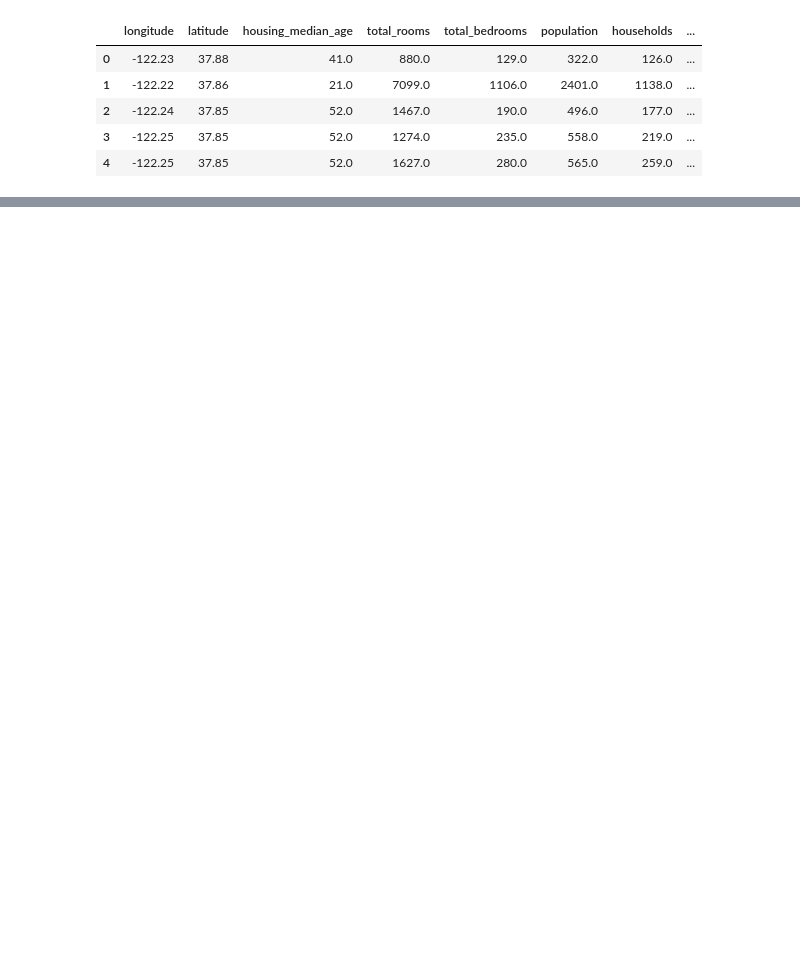
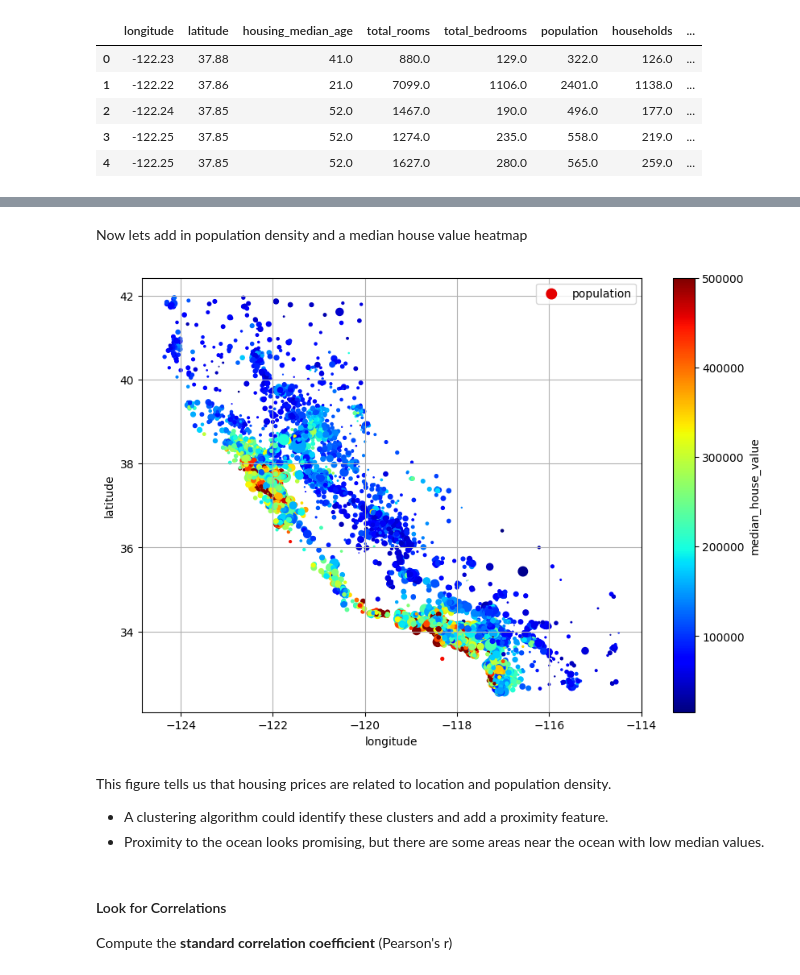
Before and after one commit to wdorsey/wdorsey-ai-engineering, a Jupyter notebook: Hands-On Machine Learning/Chapter 2 - End-to-End Machine Learning Project.ipynb, the cells around one changed output, grey strips where cells are left out. Cells and saved outputs as stored; diff of their text form; code cells hidden in the pictures; blank space fills up the shorter version.

```diff
--- a/Hands-On Machine Learning/Chapter 2 - End-to-End Machine Learning Project.ipynb
+++ b/Hands-On Machine Learning/Chapter 2 - End-to-End Machine Learning Project.ipynb
@@ -49,0 +194,17 @@ housing.head()
+# %% [markdown]
+Now lets add in population density and a median house value heatmap
+# %%
+housing.plot(kind="scatter", x="longitude", y="latitude", grid=True,
+            s=housing["population"] / 100, label="population",
+            c="median_house_value", cmap="jet", colorbar=True,
+            figsize=(10, 7))
+plt.show()
+# %% [output]
+[figure, added]
+# %% [markdown]
+This figure tells us that housing prices are related to location and population density.
+- A clustering algorithm could identify these clusters and add a proximity feature.
+- Proximity to the ocean looks promising, but there are some areas near the ocean with low median values.
+# %% [markdown]
+#### Look for Correlations
+Compute the **standard correlation coefficient** (Pearson's r)
```
Also changed, not shown: parts of 26 cells of this notebook.
